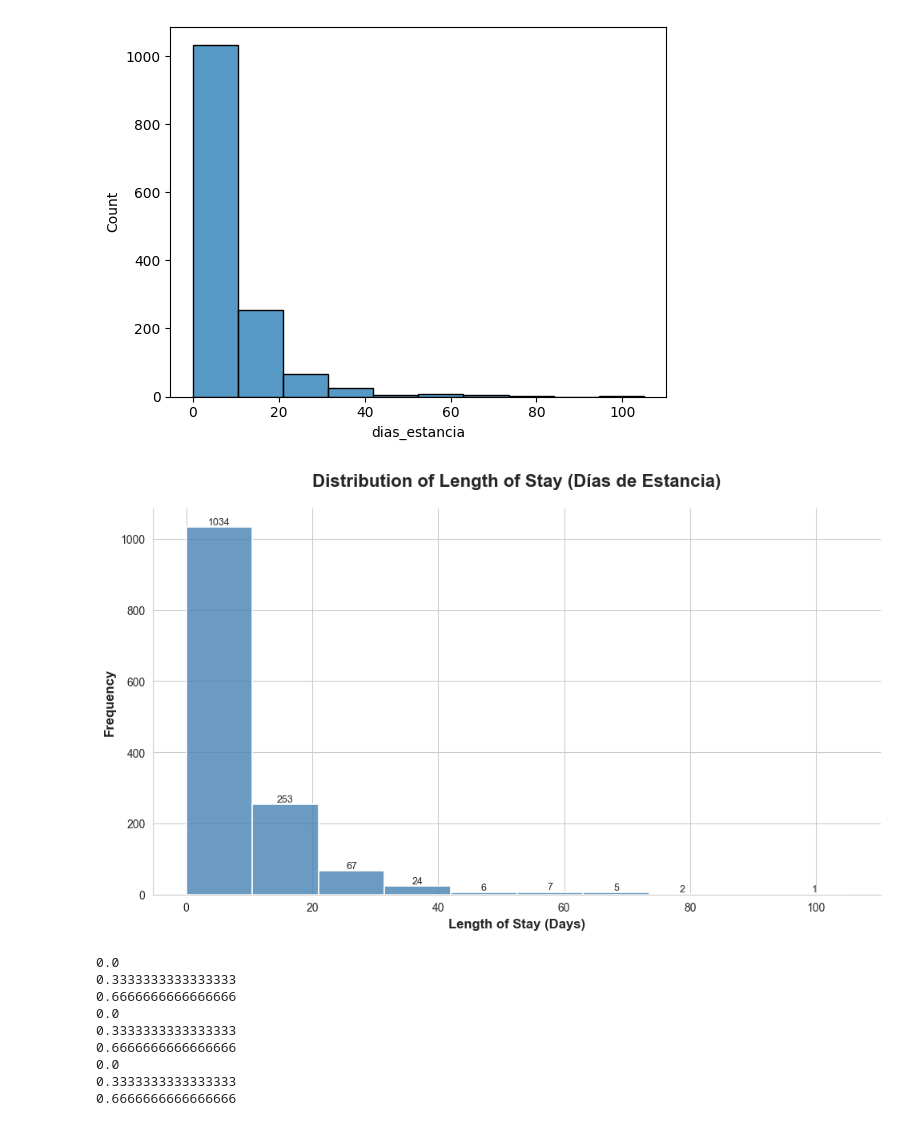
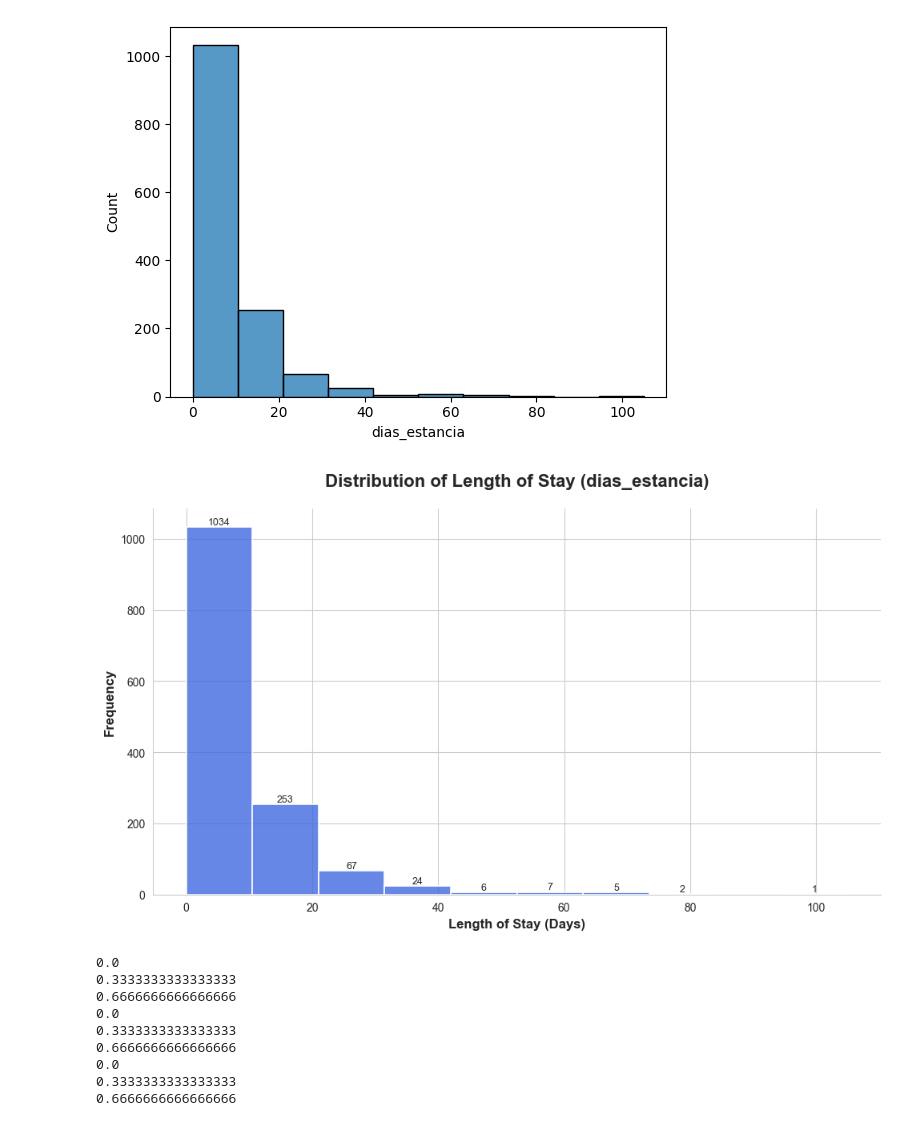
Before and after one commit to sergio-qp/TFM-covid, a Jupyter notebook: tfm_clean_regs_length.ipynb, the cells around one changed output. Saved outputs shown, nothing was run; the diff lists cells and outputs as text; code cells hidden in the pictures.

```diff
--- a/tfm_clean_regs_length.ipynb
+++ b/tfm_clean_regs_length.ipynb
@@ -283,35 +283,35 @@ import seaborn as sns
 sns.set_style("whitegrid")
 plt.figure(figsize=(10, 6))
 
 # Create the histogram
 ax = sns.histplot(plugin["dias_estancia"], bins=10, kde=False,
-                 color='steelblue', edgecolor='white', linewidth=1.2, alpha=0.8)
+                 color='royalblue', edgecolor='white', linewidth=1.2, alpha=0.8)
 
 # Add titles and labels
 plt.title('Distribution of Length of Stay (dias_estancia)',
           fontsize=16, fontweight='bold', pad=20)
 plt.xlabel('Length of Stay (Days)', fontsize=12, fontweight='bold')
 plt.ylabel('Frequency', fontsize=12, fontweight='bold')
 
 # Improve tick labels
 plt.xticks(fontsize=10)
 plt.yticks(fontsize=10)
 
 # Add value labels on top of bars
 for rect in ax.patches:
     height = rect.get_height()
     if height > 0:  # Only label bars with values
         ax.text(rect.get_x() + rect.get_width()/2, height + 0.5,
                 f'{int(height)}', ha='center', va='bottom', fontsize=9)
 
 # Remove top and right spines for cleaner look
 sns.despine()
 
 # Adjust layout
 plt.tight_layout()
 plt.show()
 # %% [output]
-[figure, old version]
+[figure, new version]
 # %%
 def compare(data,models,transform,logtransform):
     out = []
```
Also changed, not shown: parts of 2 cells of this notebook.
